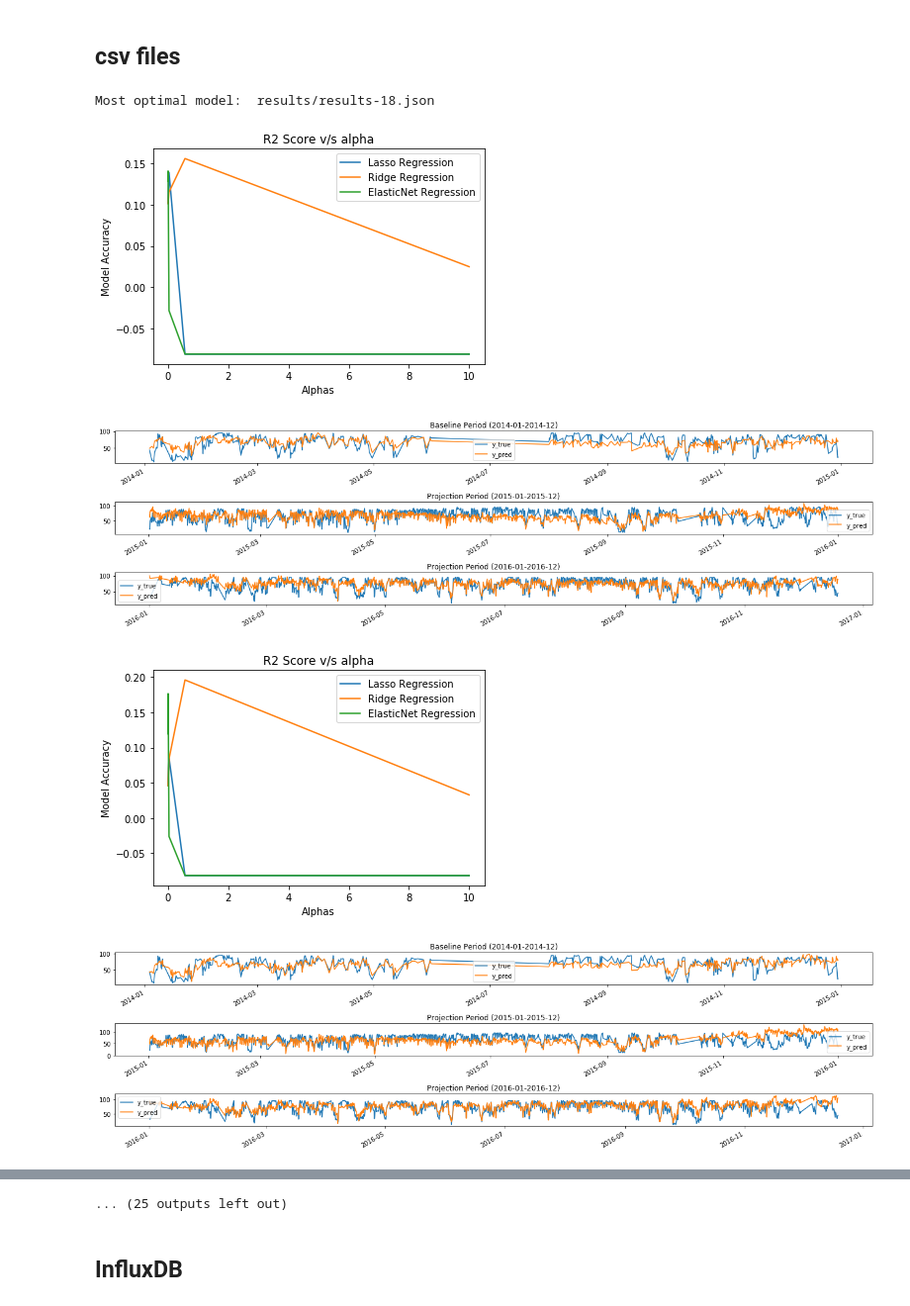
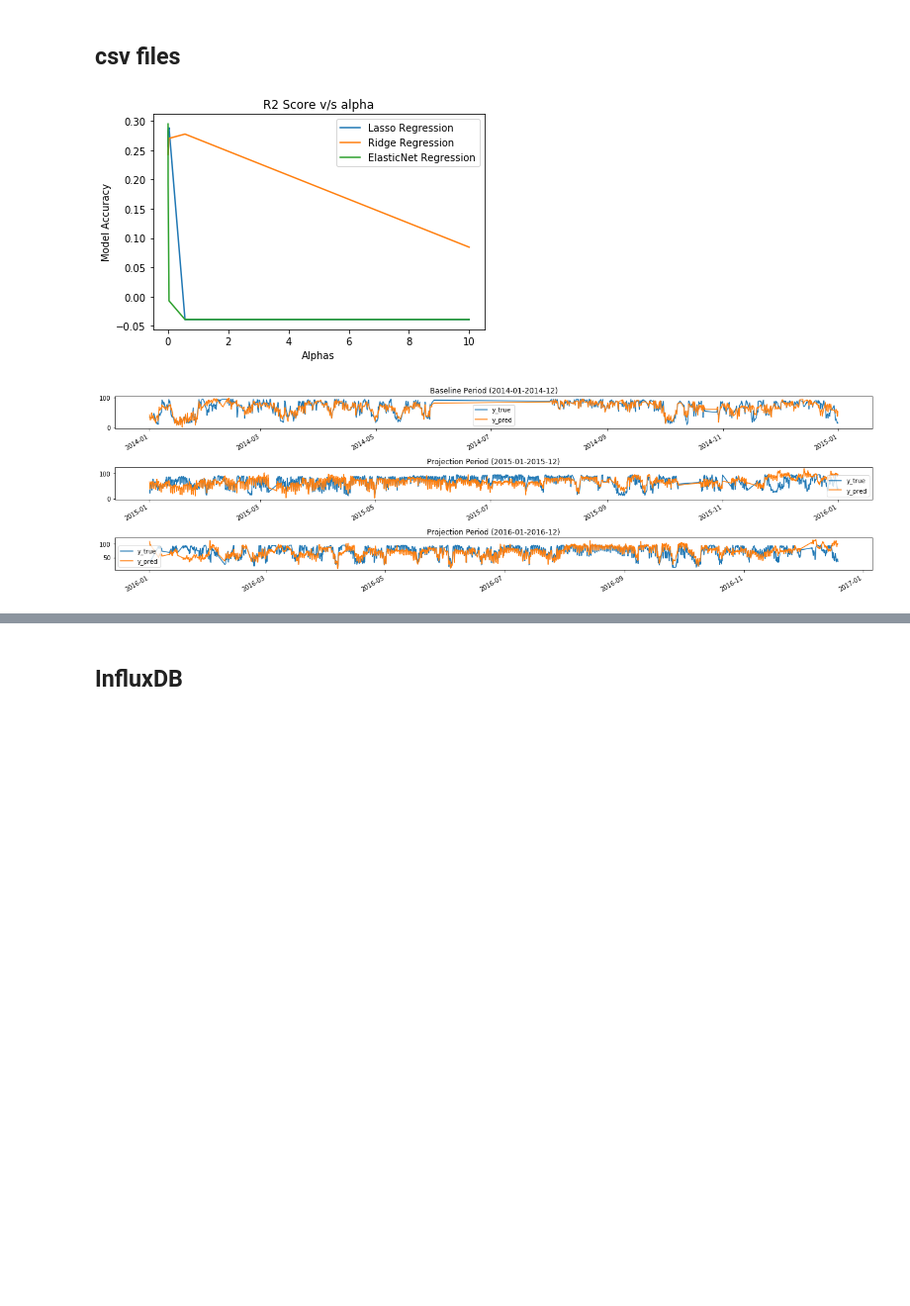
Before and after one commit to phgupta/Energy_Analytics, a Jupyter notebook: Energy_Analytics/Main.ipynb, the cells around one changed output, grey strips where cells are left out. Shown at 99% size. Saved outputs shown, nothing was run; the diff lists cells and outputs as text; code cells hidden in the pictures; blank space fills up the shorter version.

```diff
--- a/Energy_Analytics/Main.ipynb
+++ b/Energy_Analytics/Main.ipynb
@@ -12,11 +12,8 @@ from Influx_Dataframe_Client import Influx_Dataframe_Client
 ## csv files
 # %%
 main_obj = Wrapper()
-# main_obj.read_json(file_name='input_csv.json')
-main_obj.search(file_name='input_csv.json')
+main_obj.read_json(file_name='input_csv.json')
+# main_obj.search(file_name='input_csv.json')
 # %% [output]
-Most optimal model:  results/results-18.json
-[figure, old version]
+[figure, new version]
-[figure, old version]
+[figure, new version]
-[figure, removed]
-[figure, removed]
@@ -30,4 +20,3 @@ Most optimal model:  results/results-18.json
-... (25 outputs left out)
 # %%
 # def func(X, y):
 #     from sklearn.linear_model import LinearRegression
```
Also changed, not shown: parts of 3 cells of this notebook, 5 other files.
